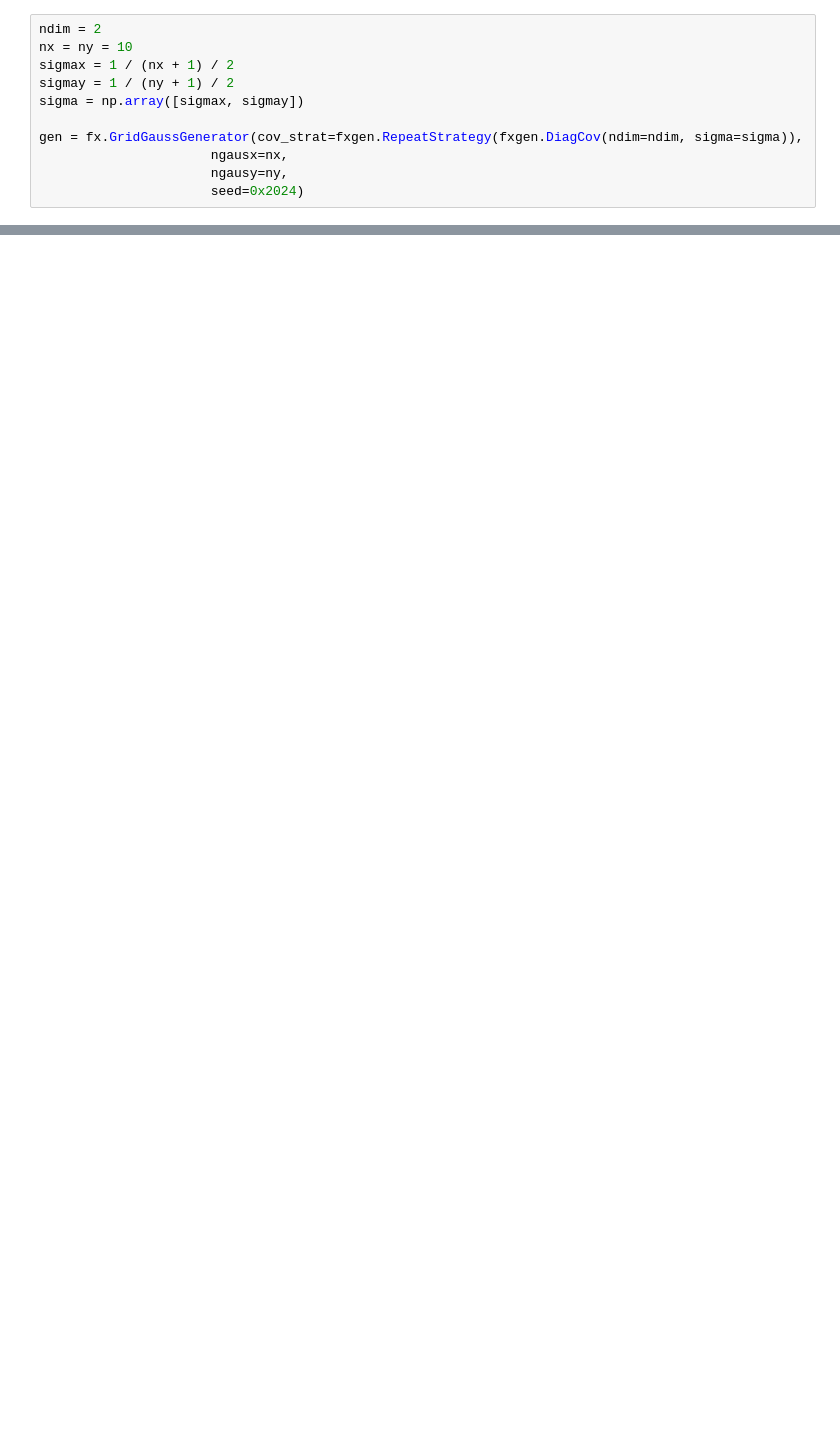
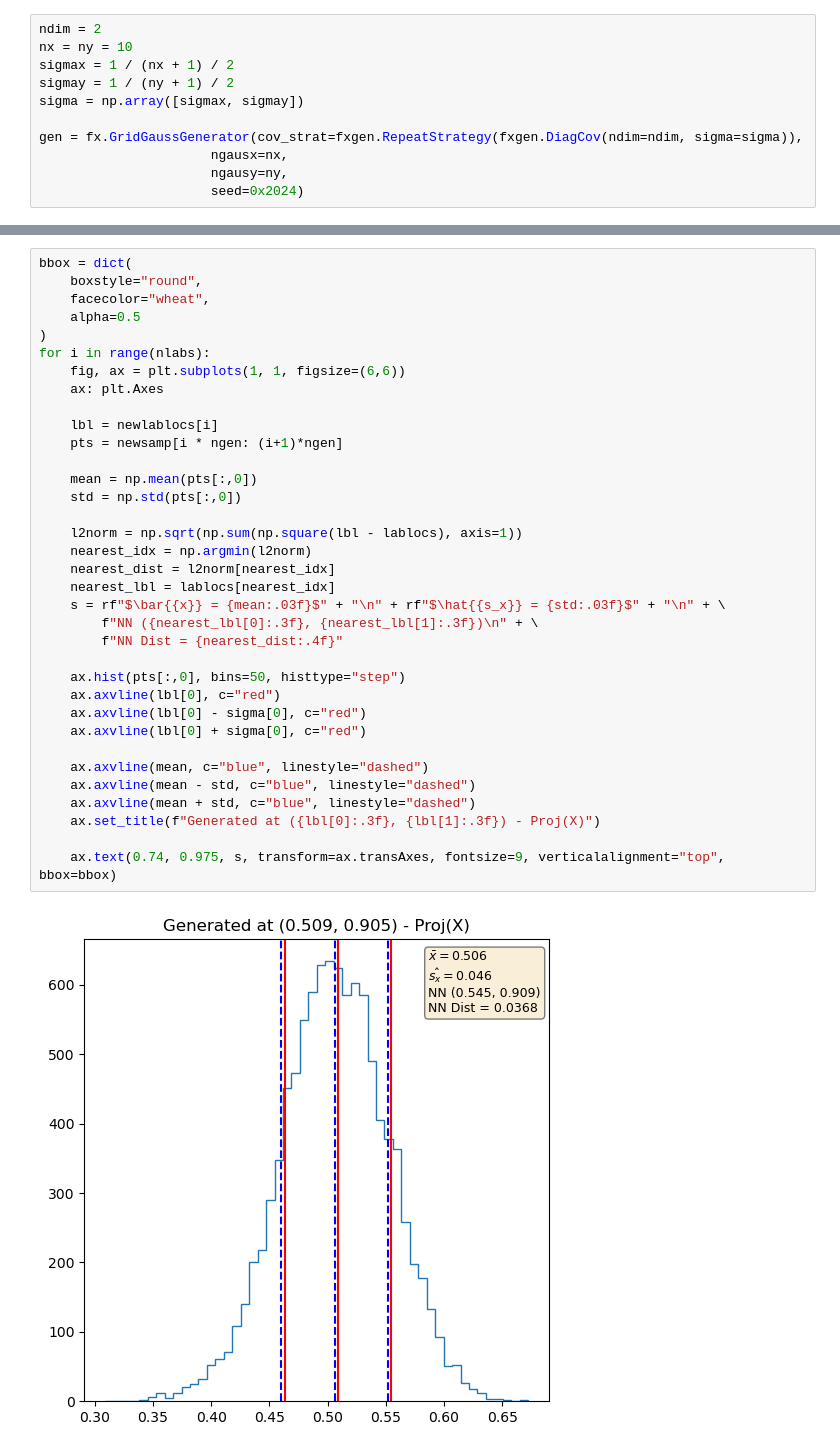
Before and after one commit to asatk/flows_pseudoaxions, a Jupyter notebook: gaus-test.ipynb, the cells around one changed output, grey strips where cells are left out. Drawn from its saved outputs; the diff is of its cells as text; blank space fills up the shorter version.

```diff
--- a/gaus-test.ipynb
+++ b/gaus-test.ipynb
@@ -80,0 +110,37 @@ pass
+# %%
+bbox = dict(
+    boxstyle="round",
+    facecolor="wheat",
+    alpha=0.5
+)
+for i in range(nlabs):
+    fig, ax = plt.subplots(1, 1, figsize=(6,6))
+    ax: plt.Axes
+
+    lbl = newlablocs[i]
+    pts = newsamp[i * ngen: (i+1)*ngen]
+
+    mean = np.mean(pts[:,0])
+    std = np.std(pts[:,0])
+
+    l2norm = np.sqrt(np.sum(np.square(lbl - lablocs), axis=1))
+    nearest_idx = np.argmin(l2norm)
+    nearest_dist = l2norm[nearest_idx]
+    nearest_lbl = lablocs[nearest_idx]
+    s = rf"$\bar{{x}} = {mean:.03f}$" + "\n" + rf"$\hat{{s_x}} = {std:.03f}$" + "\n" + \
+        f"NN ({nearest_lbl[0]:.3f}, {nearest_lbl[1]:.3f})\n" + \
+        f"NN Dist = {nearest_dist:.4f}"
+
+    ax.hist(pts[:,0], bins=50, histtype="step")
+    ax.axvline(lbl[0], c="red")
+    ax.axvline(lbl[0] - sigma[0], c="red")
+    ax.axvline(lbl[0] + sigma[0], c="red")
+
+    ax.axvline(mean, c="blue", linestyle="dashed")
+    ax.axvline(mean - std, c="blue", linestyle="dashed")
+    ax.axvline(mean + std, c="blue", linestyle="dashed")
+    ax.set_title(f"Generated at ({lbl[0]:.3f}, {lbl[1]:.3f}) - Proj(X)")
+
+    ax.text(0.74, 0.975, s, transform=ax.transAxes, fontsize=9, verticalalignment="top", bbox=bbox)
+# %% [output]
+[figure, added]
```
Also changed, not shown: parts of 13 cells of this notebook.
